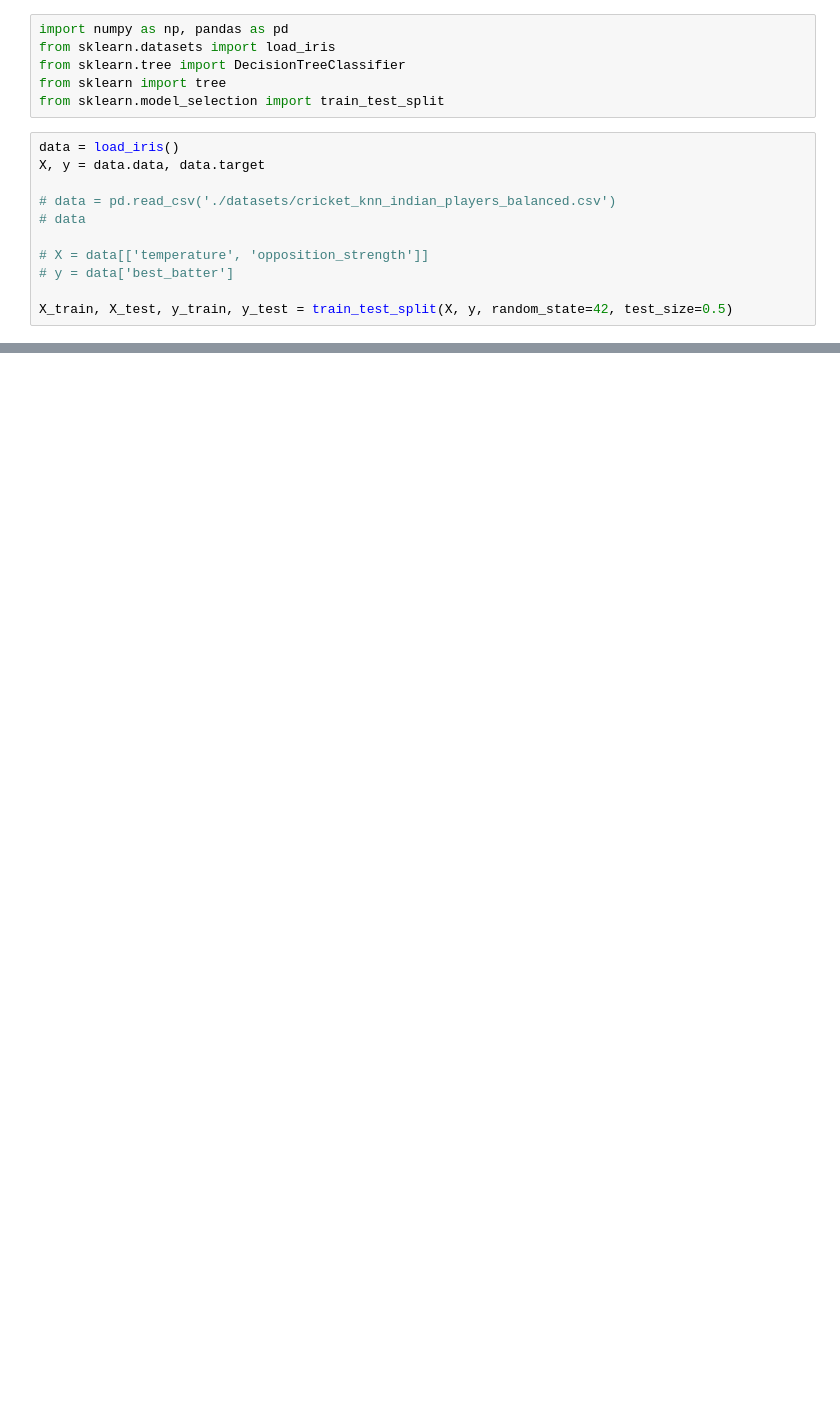
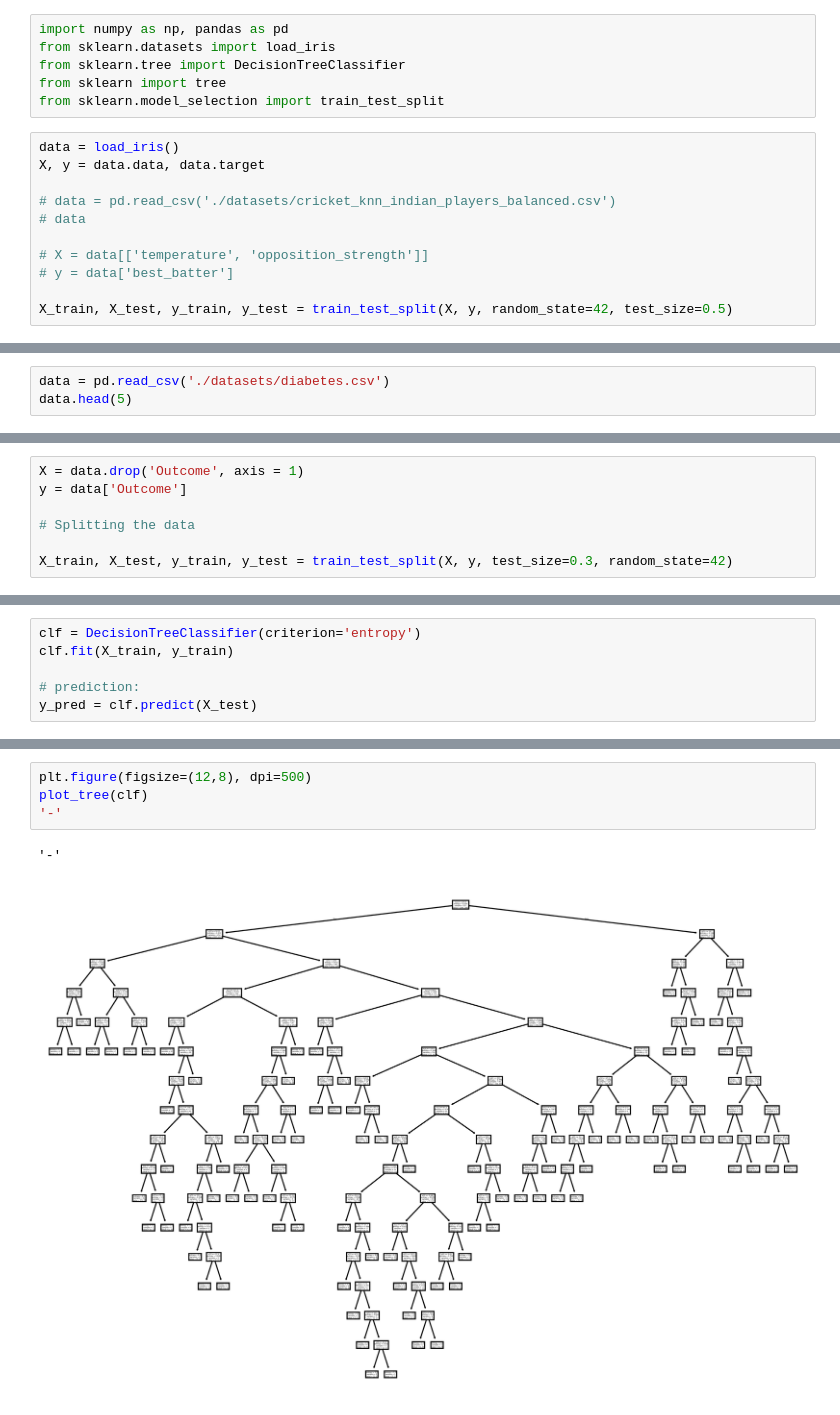
Before and after one commit to ghelanikirtan/Training-Tasks---SculptSoft, a Jupyter notebook: 10JUNE2025/decision_tree.ipynb, the cells around one changed output, grey strips where cells are left out. Drawn from its saved outputs; the diff is of its cells as text; blank space fills up the shorter version.

```diff
--- a/10JUNE2025/decision_tree.ipynb
+++ b/10JUNE2025/decision_tree.ipynb
@@ -90,0 +118,3 @@ array([5.1, 3.5, 1.4, 0.2])
+# %%
+data = pd.read_csv('./datasets/diabetes.csv')
+data.head(5)
@@ -90,0 +190,7 @@ array([5.1, 3.5, 1.4, 0.2])
+# %%
+X = data.drop('Outcome', axis = 1)
+y = data['Outcome']
+
+# Splitting the data
+
+X_train, X_test, y_train, y_test = train_test_split(X, y, test_size=0.3, random_state=42)
@@ -90,0 +199,6 @@ array([5.1, 3.5, 1.4, 0.2])
+# %%
+clf = DecisionTreeClassifier(criterion='entropy')
+clf.fit(X_train, y_train)
+
+# prediction:
+y_pred = clf.predict(X_test)
@@ -90,0 +220,7 @@ array([5.1, 3.5, 1.4, 0.2])
+# %%
+plt.figure(figsize=(12,8), dpi=500)
+plot_tree(clf)
+'-'
+# %% [output]
+'-'
+[figure, added]
```
Also changed, not shown: parts of 23 cells of this notebook, 2 other files.
